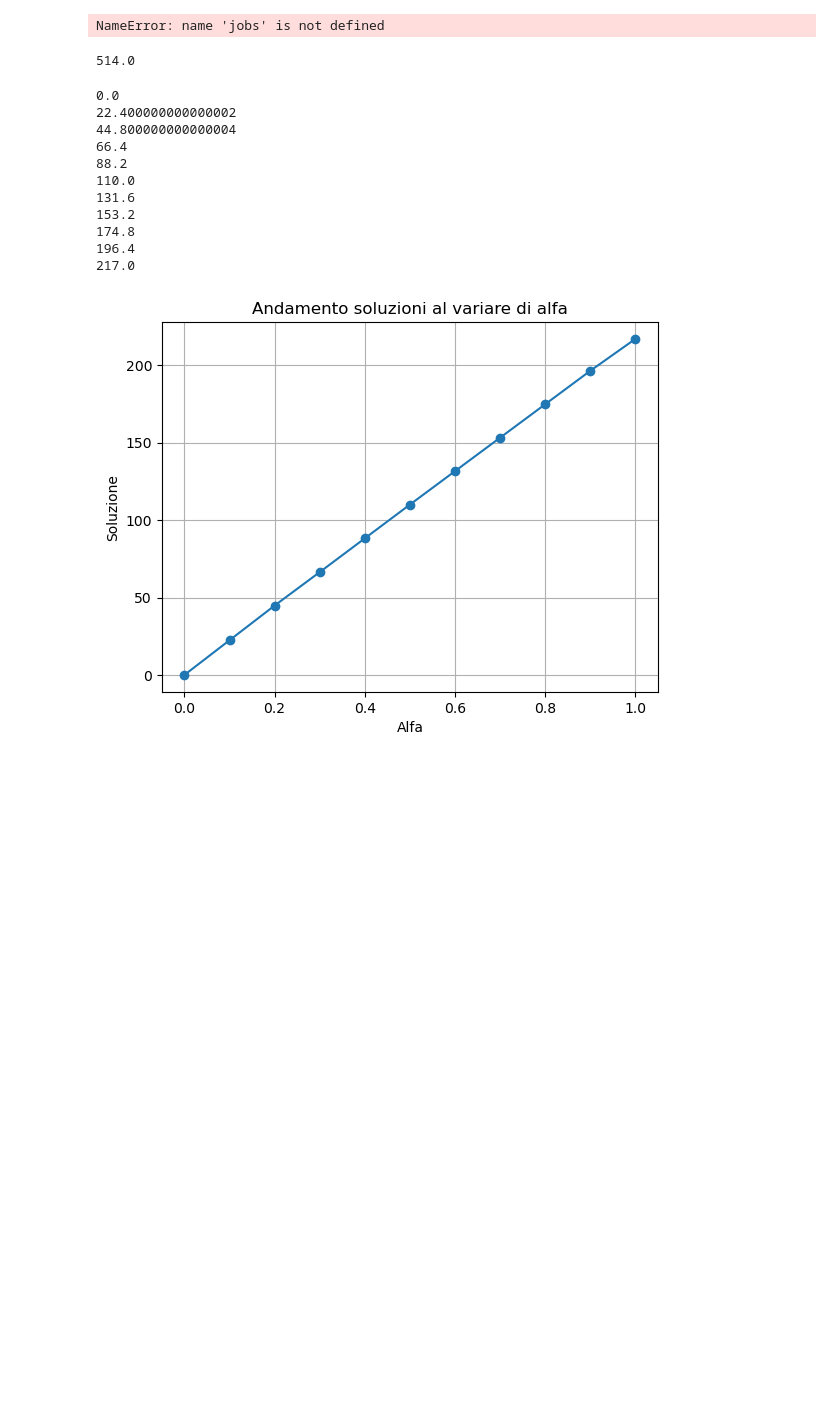
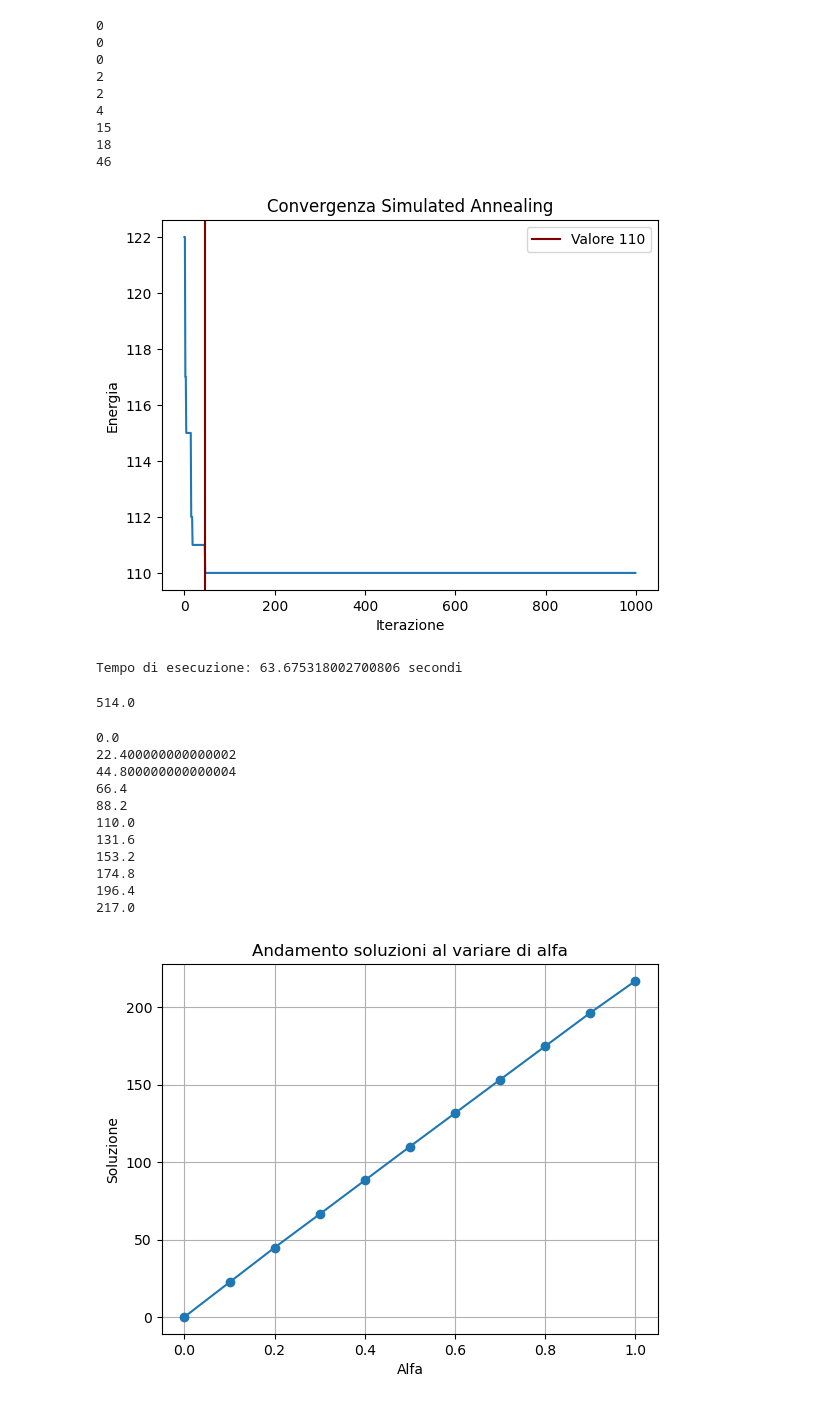
Before and after one commit to FabLetizia/Job-shop-scheduling, a Jupyter notebook: simulated_annealing.ipynb, the cells around one changed output. Saved outputs shown, nothing was run; the diff lists cells and outputs as text; code cells hidden in the pictures; blank space fills up the shorter version.

```diff
--- a/simulated_annealing.ipynb
+++ b/simulated_annealing.ipynb
@@ -77,5 +91,6 @@ def genera_temperatura_iniziale(soluzione, alfa):
 # %%
 def simulated_annealing(jobs, iteration, alfa, beta):
+    start_time = time.time()
     x = genera_soluzione_iniziale(jobs)
     ottimo = x
     temperatura = genera_temperatura_iniziale(x, alfa)
@@ -98,23 +113,43 @@ def simulated_annealing(jobs, iteration, alfa, beta):
 
             if(energia(x, alfa) < energia(ottimo, alfa)):
                 ottimo = x
+                print(i)
 
         iterazioni.append(i)
         valori_ottimi.append(energia(ottimo,alfa))
 
         temperatura = beta * temperatura
+    end_time = time.time()
+    plt.plot(iterazioni, valori_ottimi)
+    plt.xlabel('Iterazione')
+    plt.ylabel('Energia')
+    plt.title('Convergenza Simulated Annealing')
+    # Trova l'indice del primo valore di y uguale a 110
+    indice = next((i for i, v in enumerate(valori_ottimi) if v == 110), None)
 
-    # plt.plot(iterazioni, valori_ottimi)
-    # plt.xlabel('Iterazioni')
-    # plt.ylabel('Valore della funzione obiettivo')
-    # plt.title('Convergenza di Simulated Annealing')
-    # plt.show()
+    # Disegna la linea verticale in corrispondenza dell'indice trovato
+    if indice is not None:
+        plt.axvline(x=iterazioni[indice], color='maroon', label='Valore 110')
+        plt.legend()  # Aggiunge la legenda al grafico
 
+    plt.show()
+    elapsed_time = end_time - start_time
+    print("Tempo di esecuzione:", elapsed_time, "secondi")
     return ottimo, energia(ottimo, alfa)
 # %%
-soluzione_ottima = simulated_annealing(jobs, 1000, 0.5, 0.9)
+soluzione_ottima = simulated_annealing(jobs, 1000, 0.5, 0.95)
 # %% [output]
-NameError: name 'jobs' is not defined
+0
+0
+0
+2
+2
+4
+15
+18
+46
+[figure, added]
+Tempo di esecuzione: 63.675318002700806 secondi
 # %%
 soluzione_ottima[1]
 # %% [output]
```
Also changed, not shown: parts of 2 cells of this notebook.
